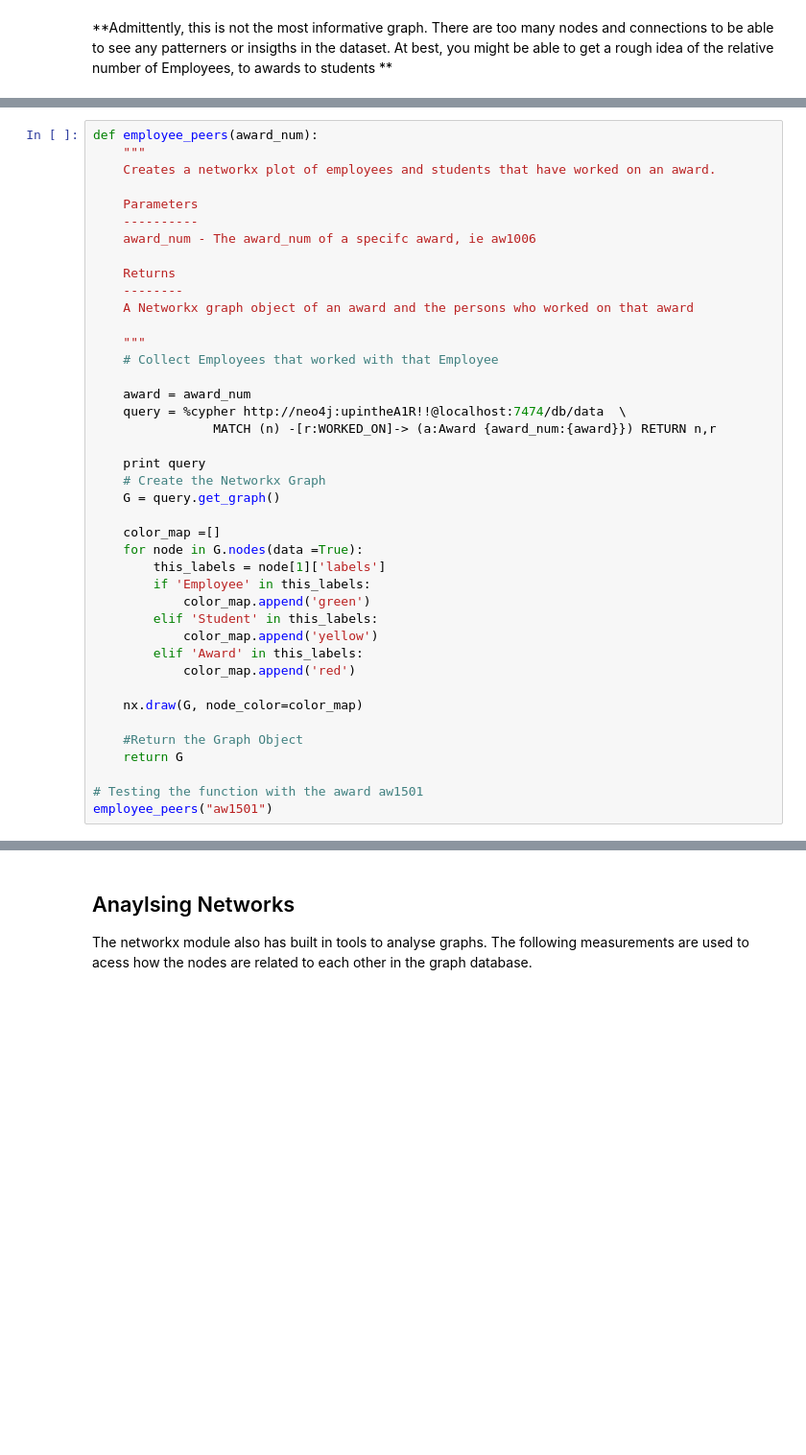
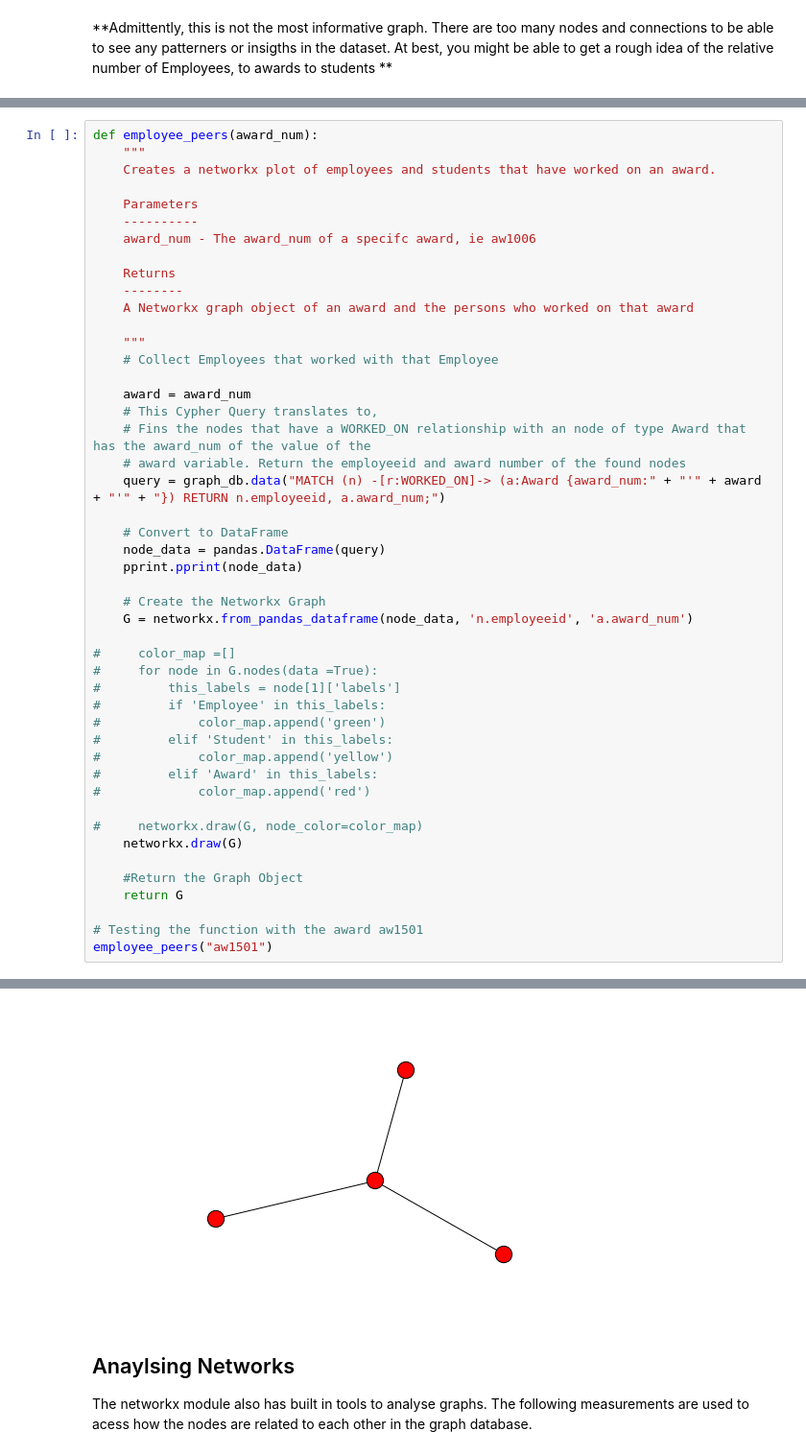
Before and after one commit to American-Institutes-for-Research/dsaa-cssip-big-data-workbooks, a Jupyter notebook: 06. Networks/networks_exercise.ipynb, the cells around one changed output, grey strips where cells are left out. Shown at 96% size. Saved outputs shown, nothing was run; the diff lists cells and outputs as text; blank space fills up the shorter version.

```diff
--- a/06. Networks/networks_exercise.ipynb
+++ b/06. Networks/networks_exercise.ipynb
@@ -220,27 +230,34 @@ def employee_peers(award_num):
     # Collect Employees that worked with that Employee
 
     award = award_num
-    query = %cypher http://neo4j:upintheA1R!!@localhost:7474/db/data  \
-                MATCH (n) -[r:WORKED_ON]-> (a:Award {award_num:{award}}) RETURN n,r
+    # This Cypher Query translates to,
+    # Fins the nodes that have a WORKED_ON relationship with an node of type Award that has the award_num of the value of the
+    # award variable. Return the employeeid and award number of the found nodes
+    query = graph_db.data("MATCH (n) -[r:WORKED_ON]-> (a:Award {award_num:" + "'" + award + "'" + "}) RETURN n.employeeid, a.award_num;")
 
-    print query
+    # Convert to DataFrame
+    node_data = pandas.DataFrame(query)
+    pprint.pprint(node_data)
+
     # Create the Networkx Graph
-    G = query.get_graph()
+    G = networkx.from_pandas_dataframe(node_data, 'n.employeeid', 'a.award_num')
 
-    color_map =[]
-    for node in G.nodes(data =True):
-        this_labels = node[1]['labels']
-        if 'Employee' in this_labels:
-            color_map.append('green')
-        elif 'Student' in this_labels:
-            color_map.append('yellow')
-        elif 'Award' in this_labels:
-            color_map.append('red')
+#     color_map =[]
+#     for node in G.nodes(data =True):
+#         this_labels = node[1]['labels']
+#         if 'Employee' in this_labels:
+#             color_map.append('green')
+#         elif 'Student' in this_labels:
+#             color_map.append('yellow')
+#         elif 'Award' in this_labels:
+#             color_map.append('red')
 
-    nx.draw(G, node_color=color_map)
+#     networkx.draw(G, node_color=color_map)
+    networkx.draw(G)
 
     #Return the Graph Object
     return G
 
 # Testing the function with the award aw1501
 employee_peers("aw1501")
+# %% [output]
@@ -247,3 +269,4 @@ employee_peers("aw1501")
+[figure, added]
 # %% [markdown]
 ## Anaylsing Networks
 The networkx module also has built in tools to analyse graphs. The following measurements are used to acess how the nodes are related to each other in the graph database.
```
Also changed, not shown: parts of 28 cells of this notebook, 1 other file.
